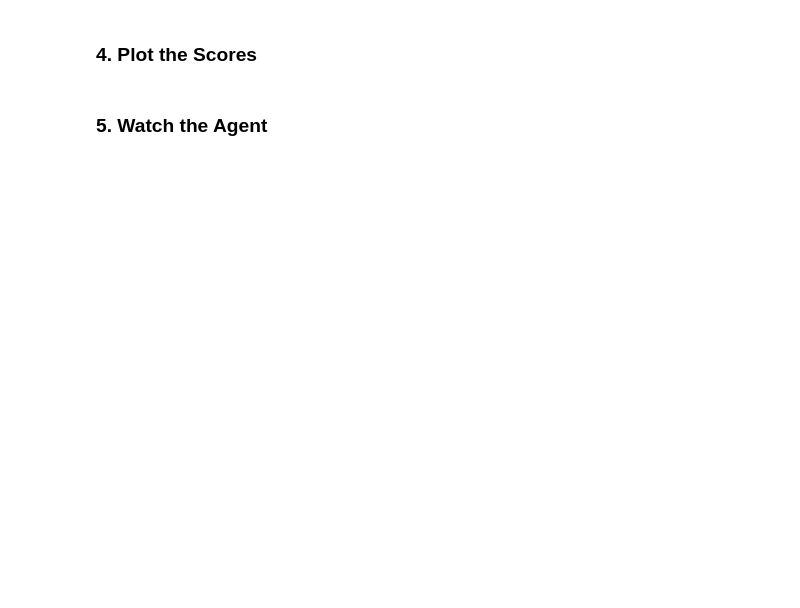
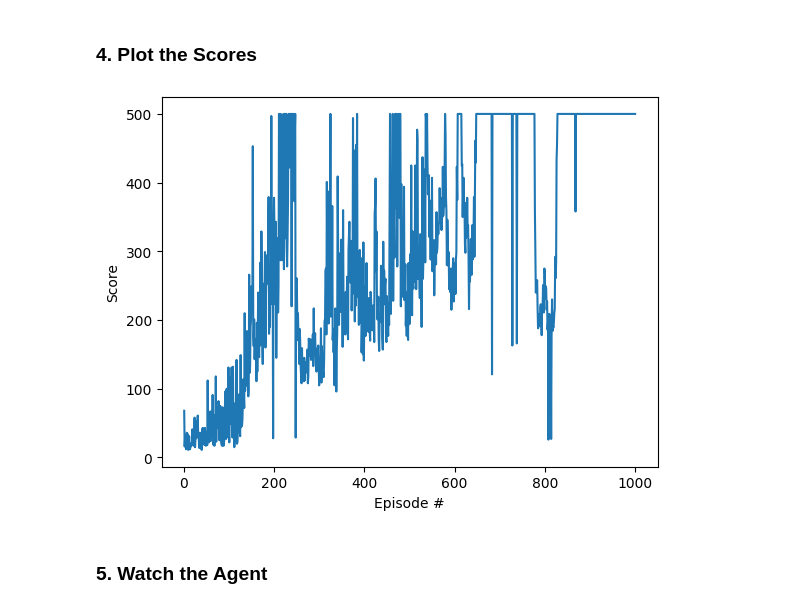
Before and after one commit to GArdennes/homework_fall2023, a Jupyter notebook: hw2/REINFORCE.ipynb, the cells around one changed output. Drawn from its saved outputs; the diff is of its cells as text; code cells hidden in the pictures; blank space fills up the shorter version.

```diff
--- a/hw2/REINFORCE.ipynb
+++ b/hw2/REINFORCE.ipynb
@@ -32,2 +49,7 @@ This is the pseudocode of the REINFORCE algorithm
 # %% [markdown]
 ### 2. Define the architecture of the policy
+# %%
+env = gym.make('CartPole-v1')
+env.seed(0)
+print('observation space:', env.observation_space)
+print('action space:', env.action_space)
@@ -34,2 +59,33 @@ This is the pseudocode of the REINFORCE algorithm
+# %%
+device = torch.device("cuda:0" if torch.cuda.is_available() else "cpu")
+
+class Policy(nn.Module):
+    """
+    Define a neural network for the policy function
+    """
+    def __init__(self, input_size=4, hidden_size=16, output_size=2) -> None:
+        super(Policy, self).__init__()
+        self.fc1 = nn.Linear(input_size, hidden_size)
+        self.fc2 = nn.Linear(hidden_size, output_size)
+
+    def forward(self, x):
+        """
+        Forward pass of the neural network
+        State goes to fc1 then we apply ReLU activation function
+        Then we go to fc2 and apply softmax activation function
+        """
+        x = F.relu(self.fc1(x))
+        x = self.fc2(x)
+        return F.softmax(x, dim=1)
+
+    def act(self, state):
+        """
+        Given a state, choose an action based on the policy
+        """
+        state = torch.from_numpy(state).float().unsqueeze(0).to(device)
+        probs = self.forward(state).cpu()
+        m = Categorical(probs)
+        action = m.sample() #np.argmax(m)
+        return action.item(), m.log_prob(action)
 # %% [markdown]
 ### 3. Train the agent with REINFORCE
@@ -36,4 +243,13 @@ This is the pseudocode of the REINFORCE algorithm
 # %% [markdown]
 ### 4. Plot the Scores
+# %%
+fig = plt.figure()
+ax = fig.add_subplot(111)
+plt.plot(np.arange(1, len(scores)+1), scores)
+plt.ylabel('Score')
+plt.xlabel('Episode #')
+plt.show()
+# %% [output]
+[figure, added]
 # %% [markdown]
 ### 5. Watch the Agent
```
Also changed, not shown: parts of 6 cells of this notebook, 6 other files.
